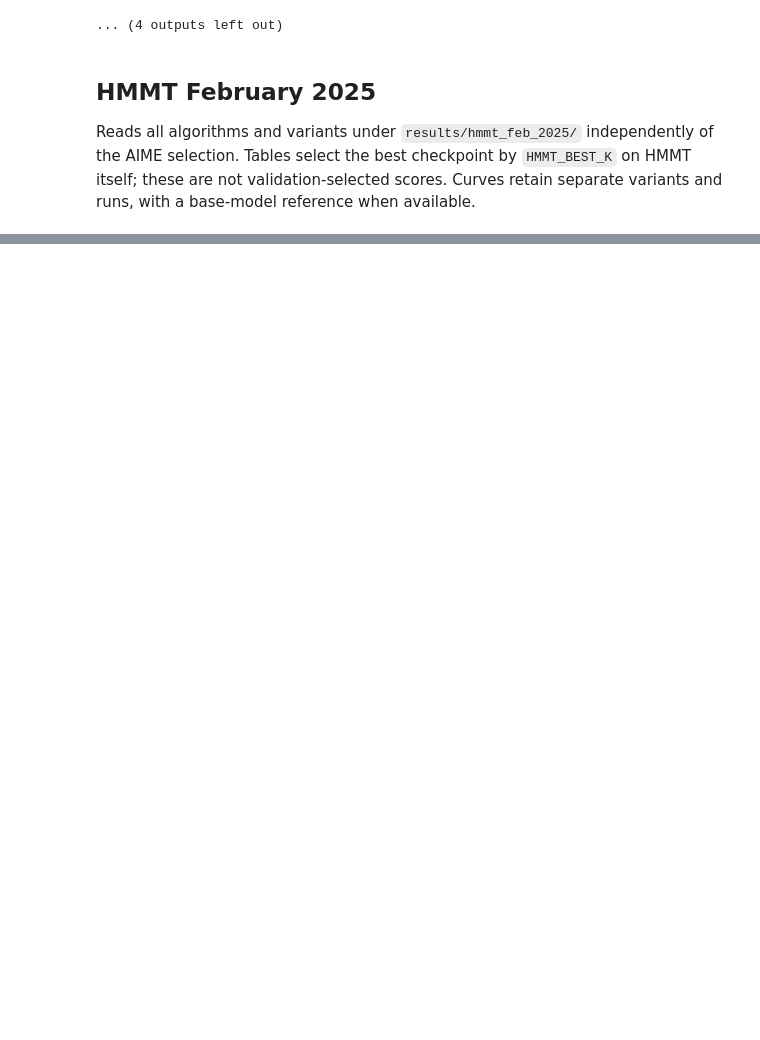
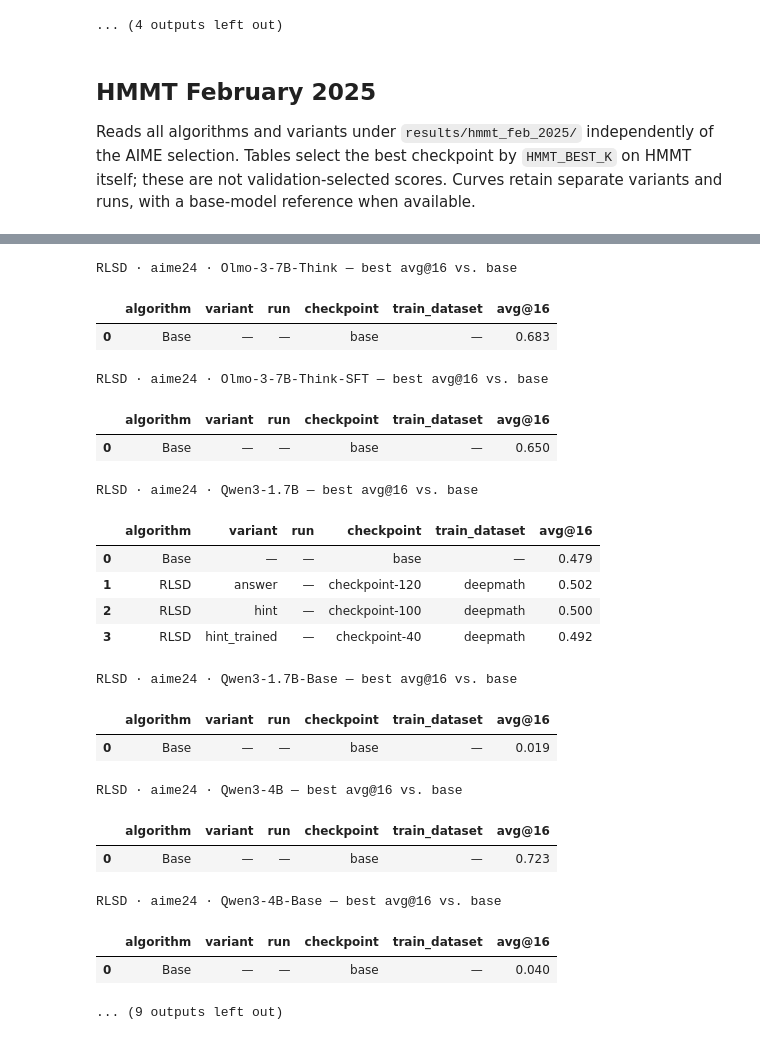
Before and after one commit to tatami-galaxy/self-distill, a Jupyter notebook: eval/viz/results_overview.ipynb, the cells around one changed output, grey strips where cells are left out. Saved outputs shown, nothing was run; the diff lists cells and outputs as text; code cells hidden in the pictures; blank space fills up the shorter version.

```diff
--- a/eval/viz/results_overview.ipynb
+++ b/eval/viz/results_overview.ipynb
@@ -396,44 +396,74 @@ HMMT February 2025 · Qwen3-4B — best pass@1
 | 15 | SDFT | solution | — | checkpoint-100 | deepmath | 0.408 |
 # %%
 # Best checkpoints are selected on each evaluation dataset itself.
-RLSD_BEST_K = 1  # Choose 1, 8, or 16.
-RLSD_METRIC = f"pass@{RLSD_BEST_K}"
+# Stored pass@1 is the average correctness over the 16 sampled responses.
+
+AIME_YEAR = 24  # Select 24, 25, 26, ...
+AIME_DATASET = f"aime{AIME_YEAR}"
+
+RLSD_METRIC = "pass@1"
 RLSD_DATASETS = [AIME_DATASET, "hmmt_feb_2025"]
-if RLSD_BEST_K not in {1, 8, 16}:
-    raise ValueError(f"RLSD_BEST_K must be one of 1, 8, or 16; got {RLSD_BEST_K}")
 
 for eval_dataset in RLSD_DATASETS:
-    rlsd = load_aime(RESULTS / eval_dataset)
-    if not rlsd.empty:
-        rlsd = rlsd.loc[rlsd["algo"].eq("rlsd")].copy()
+    results = load_aime(RESULTS / eval_dataset)
+    if results.empty:
+        print(f"No results yet: {RESULTS / eval_dataset}")
+        continue
+    rlsd = results.loc[results["algo"].eq("rlsd")].copy()
+    base = results.loc[results["algo"].eq("base")].copy()
     if rlsd.empty:
         print(f"No RLSD results yet: {RESULTS / eval_dataset}")
-        continue
-    if RLSD_METRIC not in rlsd or rlsd[RLSD_METRIC].notna().sum() == 0:
-        print(f"No RLSD results with {RLSD_METRIC} for {eval_dataset}.")
+    if RLSD_METRIC not in results:
+        print(f"No avg@16 ({RLSD_METRIC}) results for {eval_dataset}.")
         continue
 
     # Keep distinct PI variants and generator/training runs separate.
     rlsd_best = (
         rlsd.dropna(subset=[RLSD_METRIC])
         .sort_values([RLSD_METRIC, "checkpoint", "step"],
                      ascending=[False, True, True], na_position="last")
         .groupby(["model", "train_dataset", "variant", "run"], dropna=False)
         .head(1)
     )
-    for model, model_results in rlsd_best.groupby("model", sort=True):
+    rlsd_comparison = pd.concat([base, rlsd_best], ignore_index=True)
+    for model, model_results in rlsd_comparison.groupby("model", sort=True):
         table = (
-            model_results.sort_values(["variant", "run", "train_dataset"])
+            model_results.sort_values(["algo", "variant", "run", "train_dataset"])
             .reindex(columns=[
-                "variant", "run", "step", "train_dataset",
-                "pass@1", "pass@8", "pass@16",
+                "algo", "variant", "run", "step", "train_dataset", RLSD_METRIC,
             ])
-            .rename(columns={"step": "checkpoint"})
+            .rename(columns={
+                "algo": "algorithm", "step": "checkpoint", RLSD_METRIC: "avg@16",
+            })
             .reset_index(drop=True)
         )
+        table["algorithm"] = table["algorithm"].replace({"base": "Base", "rlsd": "RLSD"})
         display(
             table.style
-            .set_caption(f"RLSD · {eval_dataset} · {model} — best {RLSD_METRIC}")
-            .format({f"pass@{k}": "{:.3f}" for k in (1, 8, 16)}, na_rep="—")
-            .background_gradient(subset=[RLSD_METRIC], cmap="Blues", vmin=0, vmax=1)
+            .set_caption(f"RLSD · {eval_dataset} · {model} — best avg@16 vs. base")
+            .format({"avg@16": "{:.3f}"}, na_rep="—")
+            .background_gradient(subset=["avg@16"], cmap="Blues", vmin=0, vmax=1)
         )
+# %% [output]
+RLSD · aime24 · Olmo-3-7B-Think — best avg@16 vs. base
+|  | algorithm | variant | run | checkpoint | train_dataset | avg@16 |
+| 0 | Base | — | — | base | — | 0.683 |
+RLSD · aime24 · Olmo-3-7B-Think-SFT — best avg@16 vs. base
+|  | algorithm | variant | run | checkpoint | train_dataset | avg@16 |
+| 0 | Base | — | — | base | — | 0.650 |
+RLSD · aime24 · Qwen3-1.7B — best avg@16 vs. base
+|  | algorithm | variant | run | checkpoint | train_dataset | avg@16 |
+| 0 | Base | — | — | base | — | 0.479 |
+| 1 | RLSD | answer | — | checkpoint-120 | deepmath | 0.502 |
+| 2 | RLSD | hint | — | checkpoint-100 | deepmath | 0.500 |
+| 3 | RLSD | hint_trained | — | checkpoint-40 | deepmath | 0.492 |
+RLSD · aime24 · Qwen3-1.7B-Base — best avg@16 vs. base
+|  | algorithm | variant | run | checkpoint | train_dataset | avg@16 |
+| 0 | Base | — | — | base | — | 0.019 |
+RLSD · aime24 · Qwen3-4B — best avg@16 vs. base
+|  | algorithm | variant | run | checkpoint | train_dataset | avg@16 |
+| 0 | Base | — | — | base | — | 0.723 |
+RLSD · aime24 · Qwen3-4B-Base — best avg@16 vs. base
+|  | algorithm | variant | run | checkpoint | train_dataset | avg@16 |
+| 0 | Base | — | — | base | — | 0.040 |
+... (9 outputs left out)
```
Also changed, not shown: parts of 2 cells of this notebook, 8 other files.
